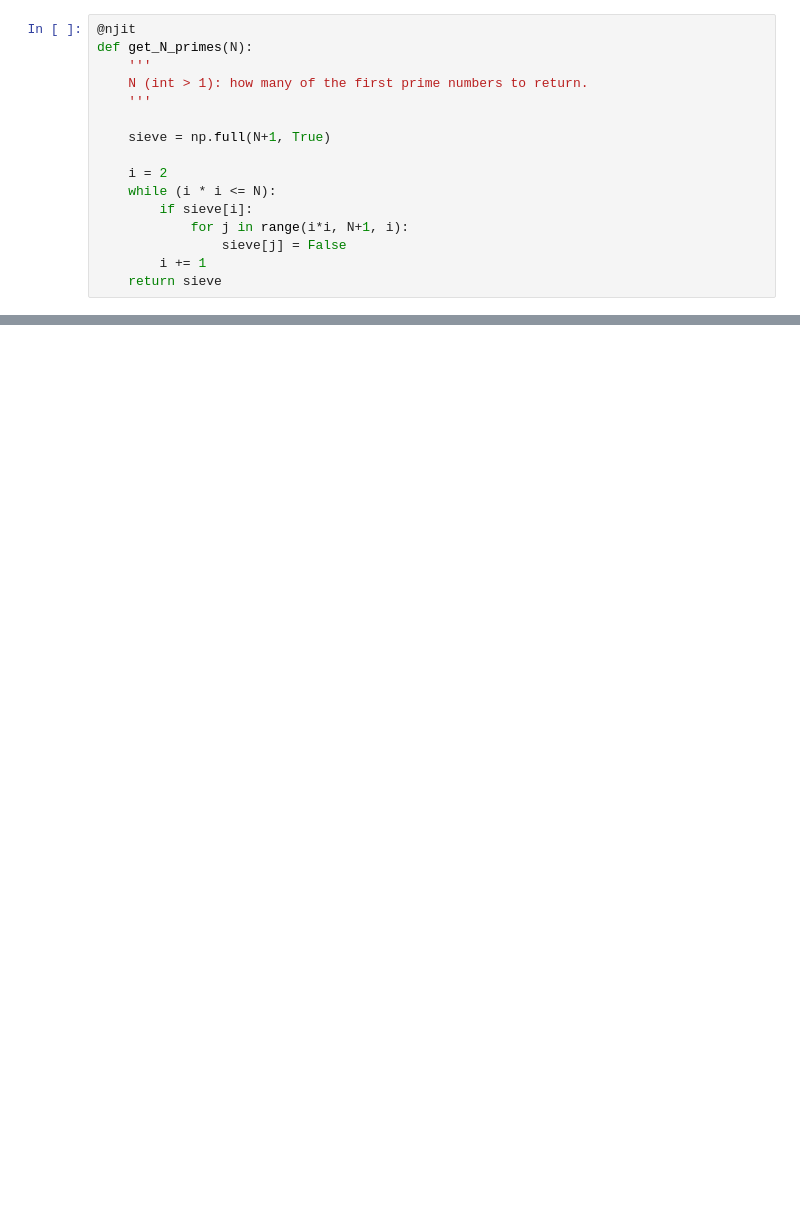
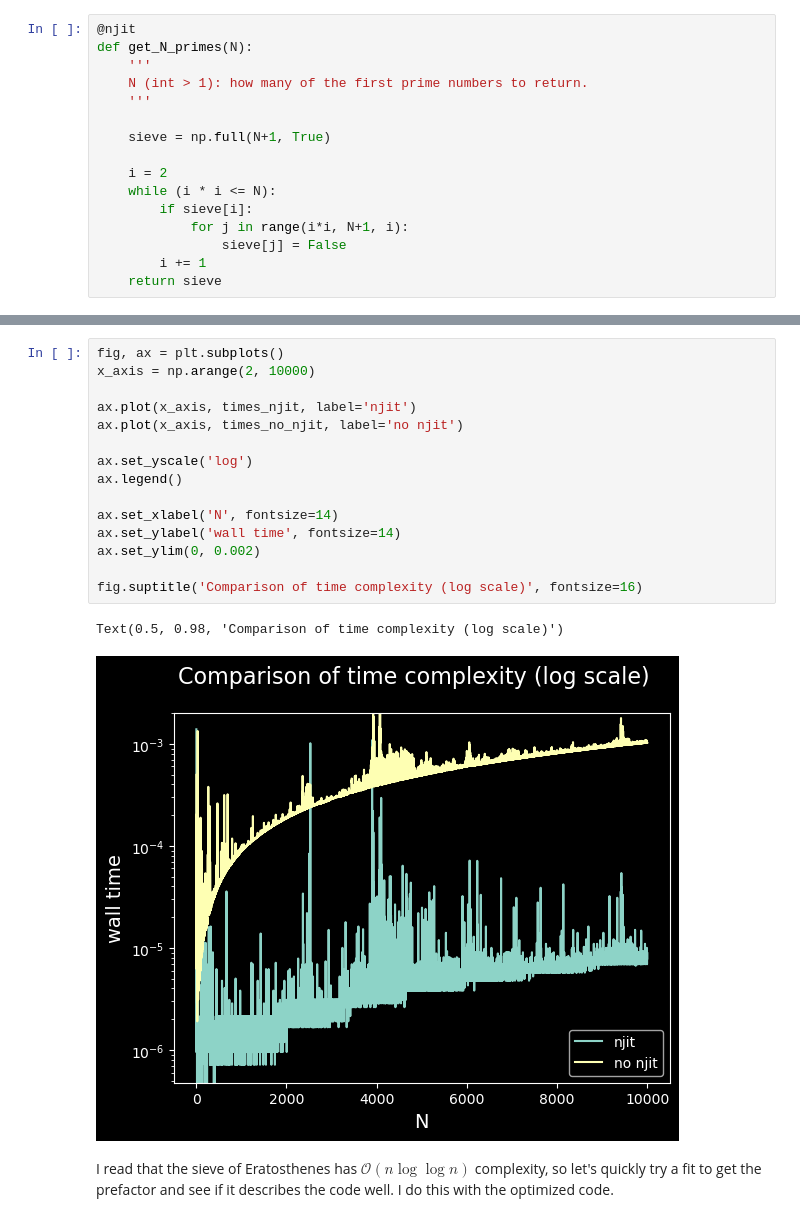
Before and after one commit to ravikoka/rcphy, a Jupyter notebook: hw3_prime_numbers.ipynb, the cells around one changed output, grey strips where cells are left out. Drawn from its saved outputs; the diff is of its cells as text; blank space fills up the shorter version.

```diff
--- a/hw3_prime_numbers.ipynb
+++ b/hw3_prime_numbers.ipynb
@@ -104,0 +103,20 @@ for N in range(2, 100000):
+# %%
+fig, ax = plt.subplots()
+x_axis = np.arange(2, 10000)
+
+ax.plot(x_axis, times_njit, label='njit')
+ax.plot(x_axis, times_no_njit, label='no njit')
+
+ax.set_yscale('log')
+ax.legend()
+
+ax.set_xlabel('N', fontsize=14)
+ax.set_ylabel('wall time', fontsize=14)
+ax.set_ylim(0, 0.002)
+
+fig.suptitle('Comparison of time complexity (log scale)', fontsize=16)
+# %% [output]
+Text(0.5, 0.98, 'Comparison of time complexity (log scale)')
+[figure, added]
+# %% [markdown]
+I read that the sieve of Eratosthenes has $\mathcal{O}(n \log \log n)$ complexity, so let's quickly try a fit to get the prefactor and see if it describes the code well. I do this with the optimized code.
```
Also changed, not shown: parts of 23 cells of this notebook.
